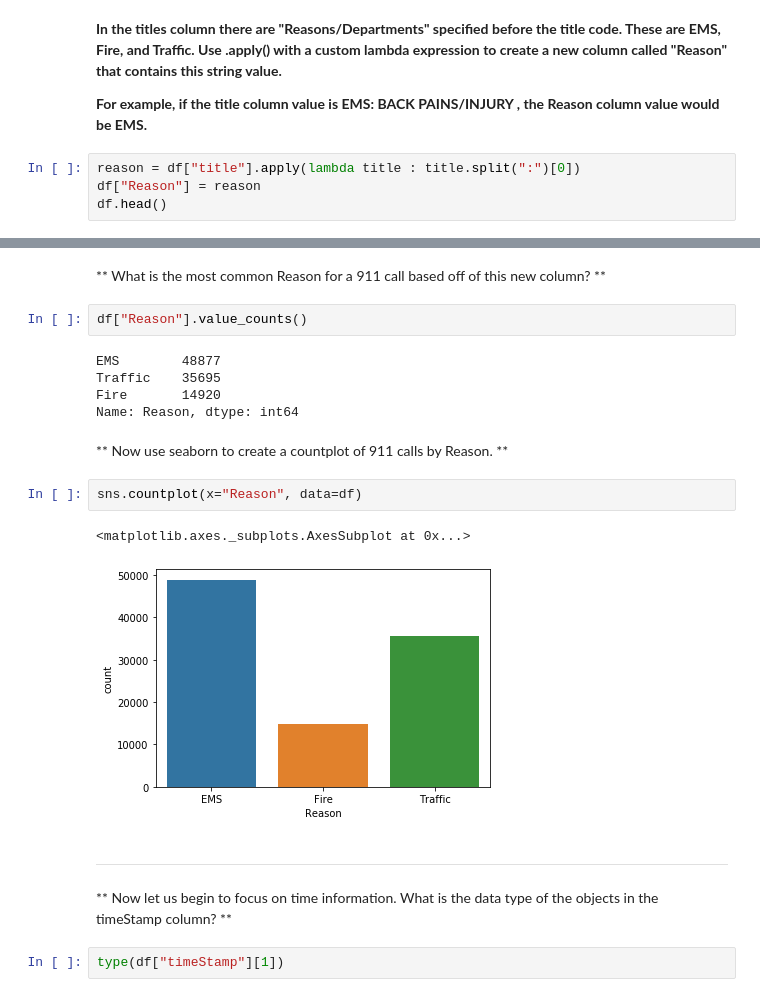
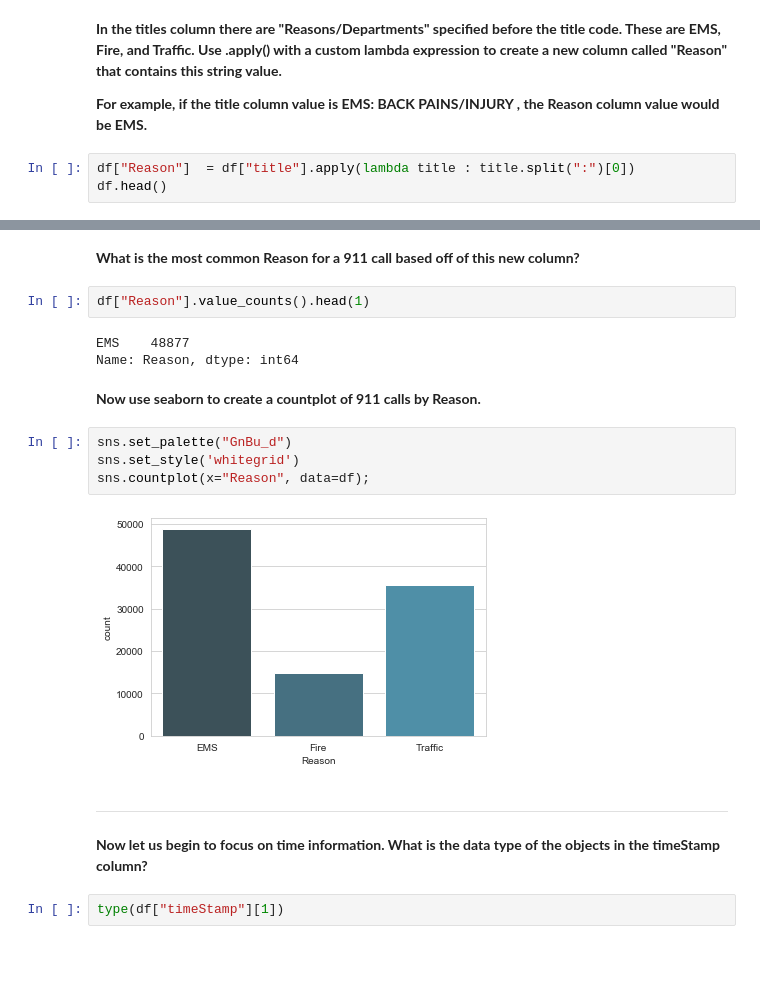
Before and after one commit to antonnifo/Data-Capstone, a Jupyter notebook: 911 Calls Data Capstone Project.ipynb, the cells around one changed output, grey strips where cells are left out. Cells and saved outputs as stored; diff of their text form; blank space fills up the shorter version.

Commit message:
finish exproling data

```diff
--- a/911 Calls Data Capstone Project.ipynb
+++ b/911 Calls Data Capstone Project.ipynb
@@ -99,8 +99,7 @@ df['title'].nunique()
 
 **For example, if the title column value is EMS: BACK PAINS/INJURY , the Reason column value would be EMS.**
 # %%
-reason = df["title"].apply(lambda title : title.split(":")[0])
-df["Reason"] = reason
+df["Reason"]  = df["title"].apply(lambda title : title.split(":")[0])
 df.head()
 # %% [output]
 |  | lat | lng | desc | zip | title | timeStamp | twp | addr | e | Reason |
@@ -110,24 +109,23 @@ df.head()
 | 3 | 40.116153 | -75.343513 | AIRY ST & SWEDE ST; NORRISTOWN; S... | 19401.0 | EMS: CARDIAC EMERGENCY | 2015-12-10 17:40:01 | NORRISTOWN | AIRY ST & SWEDE ST | 1 | EMS |
 | 4 | 40.251492 | -75.603350 | CHERRYWOOD CT & DEAD END; LOWER P... | NaN | EMS: DIZZINESS | 2015-12-10 17:40:01 | LOWER POTTSGROVE | CHERRYWOOD CT & DEAD END | 1 | EMS |
 # %% [markdown]
-** What is the most common Reason for a 911 call based off of this new column? **
+**What is the most common Reason for a 911 call based off of this new column?**
 # %%
-df["Reason"].value_counts()
+df["Reason"].value_counts().head(1)
 # %% [output]
-EMS        48877
-Traffic    35695
-Fire       14920
+EMS    48877
 Name: Reason, dtype: int64
 # %% [markdown]
-** Now use seaborn to create a countplot of 911 calls by Reason. **
+**Now use seaborn to create a countplot of 911 calls by Reason.**
 # %%
-sns.countplot(x="Reason", data=df)
+sns.set_palette("GnBu_d")
+sns.set_style('whitegrid')
+sns.countplot(x="Reason", data=df);
 # %% [output]
-<matplotlib.axes._subplots.AxesSubplot at 0x...>
-[figure, old version]
+[figure, new version]
 # %% [markdown]
 ___
-** Now let us begin to focus on time information. What is the data type of the objects in the timeStamp column? **
+**Now let us begin to focus on time information. What is the data type of the objects in the timeStamp column?**
 # %%
 type(df["timeStamp"][1])
 # %% [output]
```
Also changed, not shown: parts of 60 cells of this notebook.
